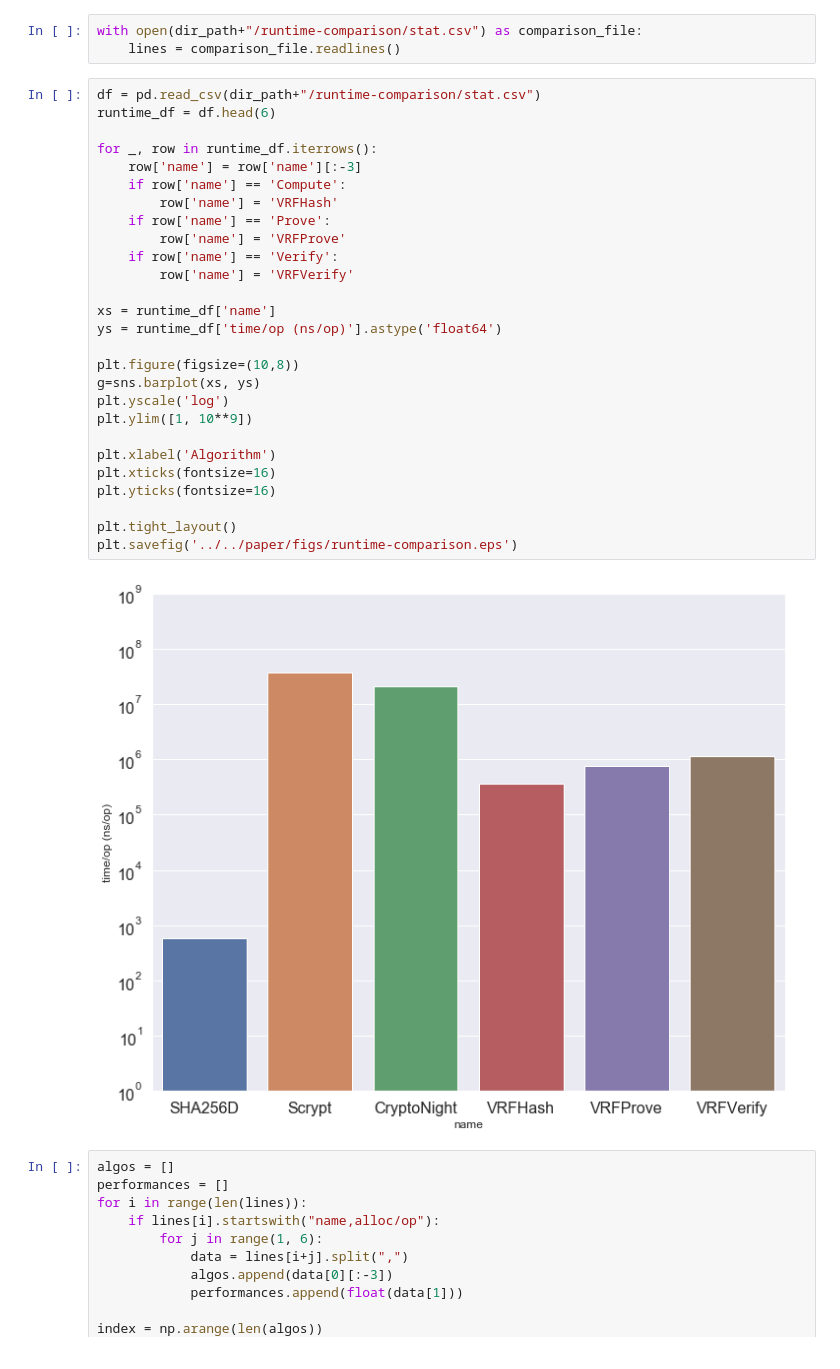
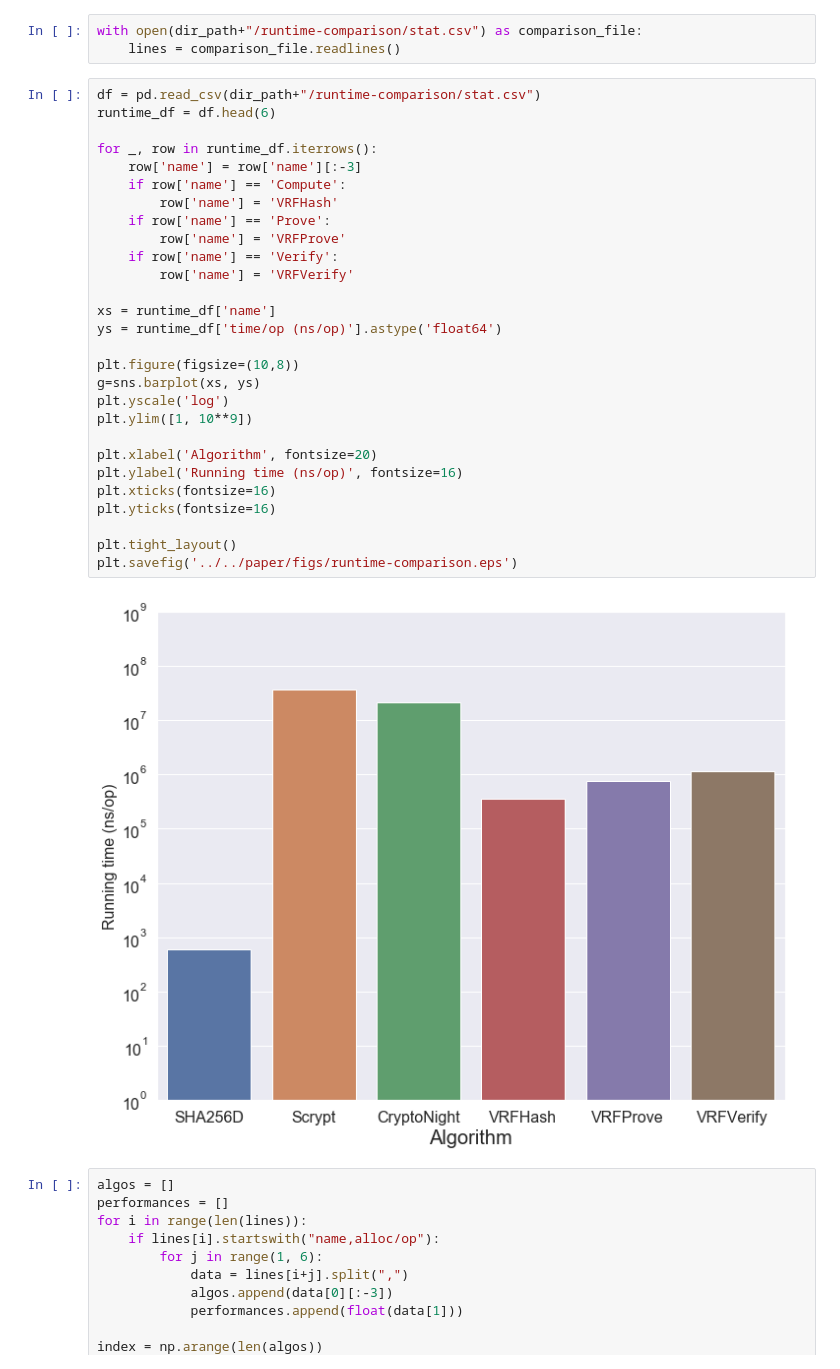
Before and after one commit to DEX-ware/vrf-mining, a Jupyter notebook: src/eval/runtime.ipynb, the cells around one changed output. Cells and saved outputs as stored; diff of their text form.

```diff
--- a/src/eval/runtime.ipynb
+++ b/src/eval/runtime.ipynb
@@ -74,32 +74,33 @@ with open(dir_path+"/runtime-comparison/stat.csv") as comparison_file:
 # %%
 df = pd.read_csv(dir_path+"/runtime-comparison/stat.csv")
 runtime_df = df.head(6)
 
 for _, row in runtime_df.iterrows():
     row['name'] = row['name'][:-3]
     if row['name'] == 'Compute':
         row['name'] = 'VRFHash'
     if row['name'] == 'Prove':
         row['name'] = 'VRFProve'
     if row['name'] == 'Verify':
         row['name'] = 'VRFVerify'
 
 xs = runtime_df['name']
 ys = runtime_df['time/op (ns/op)'].astype('float64')
 
 plt.figure(figsize=(10,8))
 g=sns.barplot(xs, ys)
 plt.yscale('log')
 plt.ylim([1, 10**9])
 
-plt.xlabel('Algorithm')
+plt.xlabel('Algorithm', fontsize=20)
+plt.ylabel('Running time (ns/op)', fontsize=16)
 plt.xticks(fontsize=16)
 plt.yticks(fontsize=16)
 
 plt.tight_layout()
 plt.savefig('../../paper/figs/runtime-comparison.eps')
 # %% [output]
-[figure, old version]
+[figure, new version]
 # %%
 algos = []
 performances = []
```
Also changed, not shown: 1 other file.
